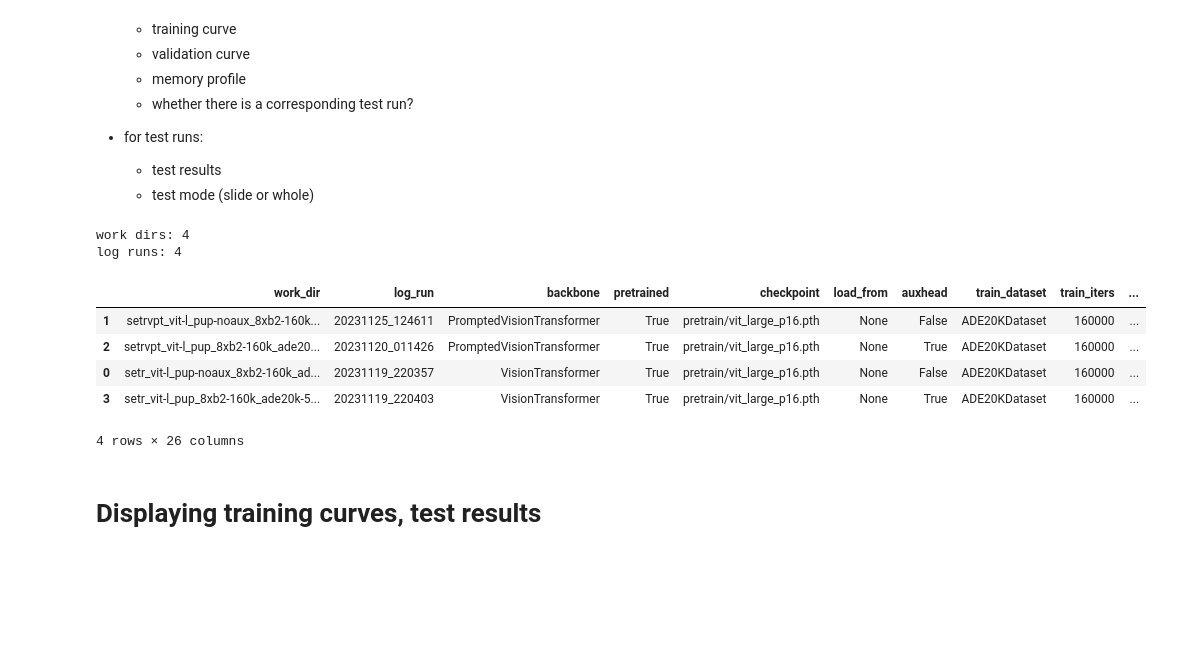
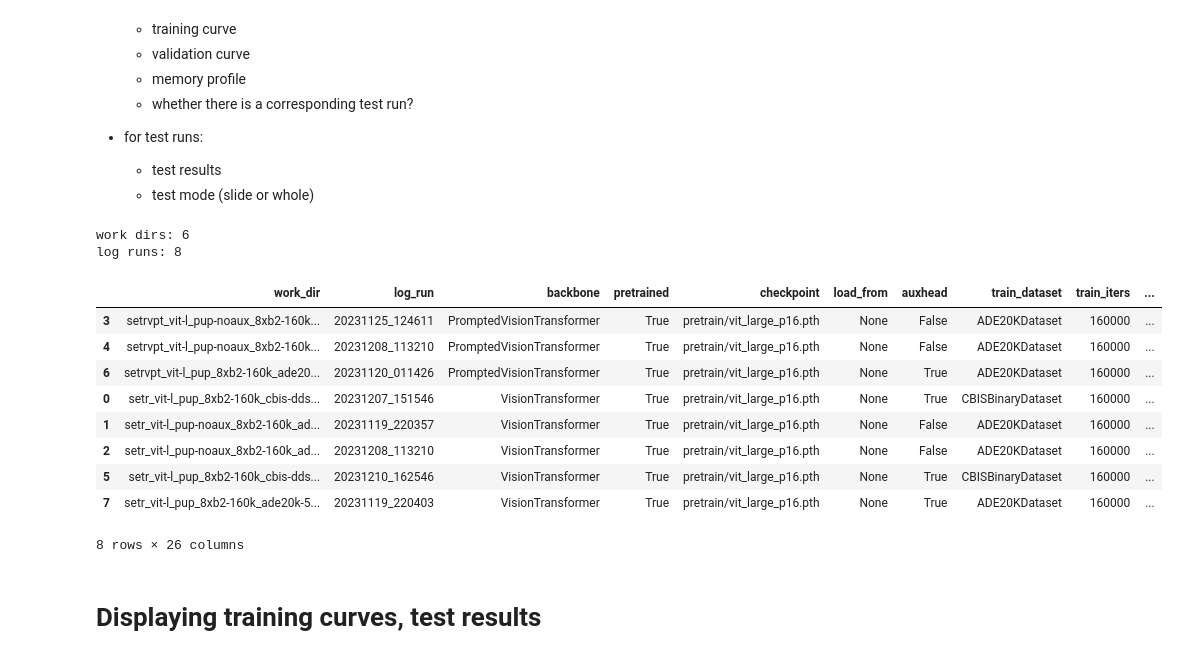
Before and after one commit to DrumsnChocolate/final-project, a Jupyter notebook: implementation/mmsegmentation/work_dirs/results.ipynb, the cells around one changed output. Saved outputs shown, nothing was run; the diff lists cells and outputs as text; code cells hidden in the pictures; blank space fills up the shorter version.

```diff
--- a/implementation/mmsegmentation/work_dirs/results.ipynb
+++ b/implementation/mmsegmentation/work_dirs/results.ipynb
@@ -148,42 +148,50 @@ def get_val_run_info(row):
         return [line for line in parsed_lines if line.get('loss') is None]
 
 def get_test_run_info(row):
+    if not isdir(row['work_dir'], row['log_run'], 'test'):
+        return None
     tests = listdir(row['work_dir'], row['log_run'], 'test')
     if len(tests) == 0:
         return None
     if len(tests) > 1:
         raise ValueError(f'WARNING: more than one test run found for {row["log_run"]}')
     test = tests[0]
     with open(join(row['work_dir'], row['log_run'], 'test', test, f'{test}.json'), 'r') as f:
         lines = f.readlines()
         assert len(lines) == 1
     return json.loads(lines[0])
 
 def extract_run_info(logs):
     train_run_info = logs.apply(get_train_run_info, axis=1)
     val_run_info = logs.apply(get_val_run_info, axis=1)
     test_run_info = logs.apply(get_test_run_info, axis=1)
     logs['train_run_info'] = train_run_info
     logs['val_run_info'] = val_run_info
     logs['test_run_info'] = test_run_info
     return logs
 
+#todo: also extract per class test results
+
 
 logs_df = get_logs_df()
 logs_df = extract_config_info(logs_df)
 logs_df = extract_log_info(logs_df)
 logs_df = extract_run_info(logs_df)
 logs_df = logs_df.sort_values(by=['backbone'])
 display(logs_df)
 # %% [output]
-work dirs: 4
-log runs: 4
+work dirs: 6
+log runs: 8
 |  | work_dir | log_run | backbone | pretrained | checkpoint | load_from | auxhead | train_dataset | train_iters | ... |
-| 1 | setrvpt_vit-l_pup-noaux_8xb2-160k... | 20231125_124611 | PromptedVisionTransformer | True | pretrain/vit_large_p16.pth | None | False | ADE20KDataset | 160000 | ... |
-| 2 | setrvpt_vit-l_pup_8xb2-160k_ade20... | 20231120_011426 | PromptedVisionTransformer | True | pretrain/vit_large_p16.pth | None | True | ADE20KDataset | 160000 | ... |
-| 0 | setr_vit-l_pup-noaux_8xb2-160k_ad... | 20231119_220357 | VisionTransformer | True | pretrain/vit_large_p16.pth | None | False | ADE20KDataset | 160000 | ... |
-| 3 | setr_vit-l_pup_8xb2-160k_ade20k-5... | 20231119_220403 | VisionTransformer | True | pretrain/vit_large_p16.pth | None | True | ADE20KDataset | 160000 | ... |
+| 3 | setrvpt_vit-l_pup-noaux_8xb2-160k... | 20231125_124611 | PromptedVisionTransformer | True | pretrain/vit_large_p16.pth | None | False | ADE20KDataset | 160000 | ... |
+| 4 | setrvpt_vit-l_pup-noaux_8xb2-160k... | 20231208_113210 | PromptedVisionTransformer | True | pretrain/vit_large_p16.pth | None | False | ADE20KDataset | 160000 | ... |
+| 6 | setrvpt_vit-l_pup_8xb2-160k_ade20... | 20231120_011426 | PromptedVisionTransformer | True | pretrain/vit_large_p16.pth | None | True | ADE20KDataset | 160000 | ... |
+| 0 | setr_vit-l_pup_8xb2-160k_cbis-dds... | 20231207_151546 | VisionTransformer | True | pretrain/vit_large_p16.pth | None | True | CBISBinaryDataset | 160000 | ... |
+| 1 | setr_vit-l_pup-noaux_8xb2-160k_ad... | 20231119_220357 | VisionTransformer | True | pretrain/vit_large_p16.pth | None | False | ADE20KDataset | 160000 | ... |
+| 2 | setr_vit-l_pup-noaux_8xb2-160k_ad... | 20231208_113210 | VisionTransformer | True | pretrain/vit_large_p16.pth | None | False | ADE20KDataset | 160000 | ... |
+| 5 | setr_vit-l_pup_8xb2-160k_cbis-dds... | 20231210_162546 | VisionTransformer | True | pretrain/vit_large_p16.pth | None | True | CBISBinaryDataset | 160000 | ... |
+| 7 | setr_vit-l_pup_8xb2-160k_ade20k-5... | 20231119_220403 | VisionTransformer | True | pretrain/vit_large_p16.pth | None | True | ADE20KDataset | 160000 | ... |
-4 rows × 26 columns
+8 rows × 26 columns
 # %% [markdown]
 # Displaying training curves, test results
 # %%
```
Also changed, not shown: 3 other files.
